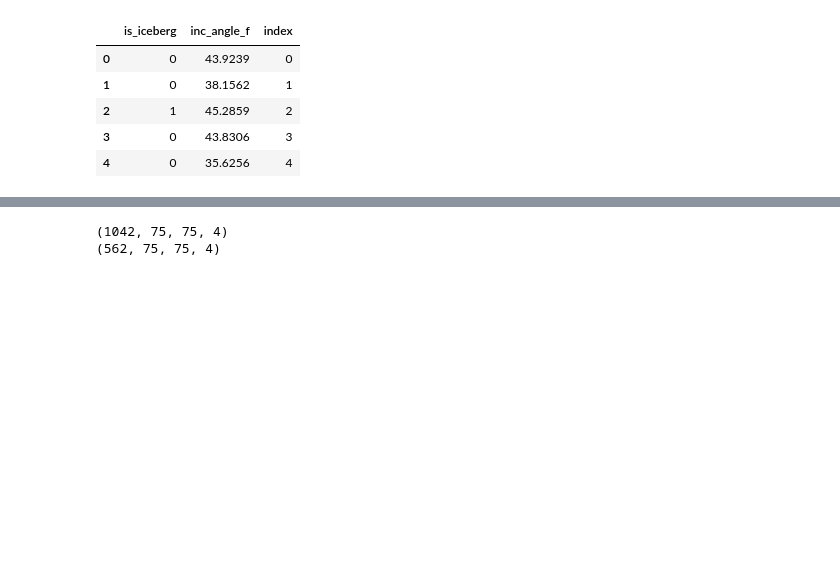
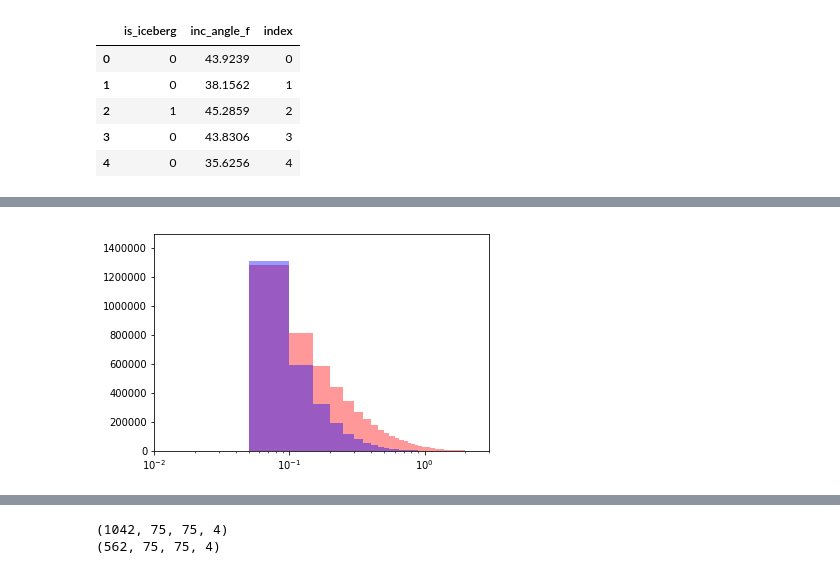
Before and after one commit to MarekKZielinski/Statoil-C-CORE-Iceberg-Classifier-Challenge, a Jupyter notebook: Iceberg-notebook-volta.ipynb, the cells around one changed output, grey strips where cells are left out. Drawn from its saved outputs; the diff is of its cells as text; code cells hidden in the pictures; blank space fills up the shorter version.

```diff
--- a/Iceberg-notebook-volta.ipynb
+++ b/Iceberg-notebook-volta.ipynb
@@ -277,0 +220,10 @@ y_angle.head()
+# %%
+plt.hist(band_1_t.flatten(),bins=200, color="red", alpha=0.4)
+plt.hist(band_2_t.flatten(),bins=200, color="blue", alpha=0.4)
+#plt.yscale('log')
+plt.xscale('log')
+plt.xlim([1e-2,3])
+plt.ylim([1e-5,1500000])
+plt.show()
+# %% [output]
+[figure, added]
```
Also changed, not shown: parts of 169 cells of this notebook, 3 other files.
